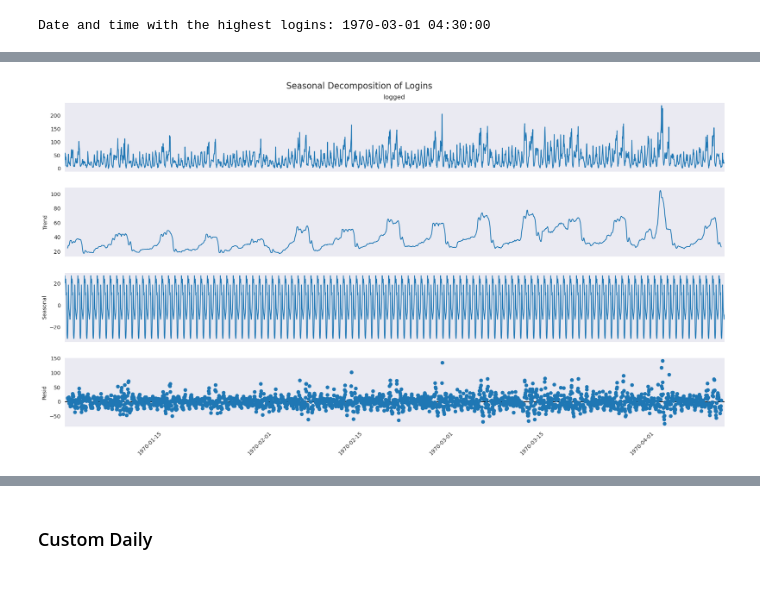
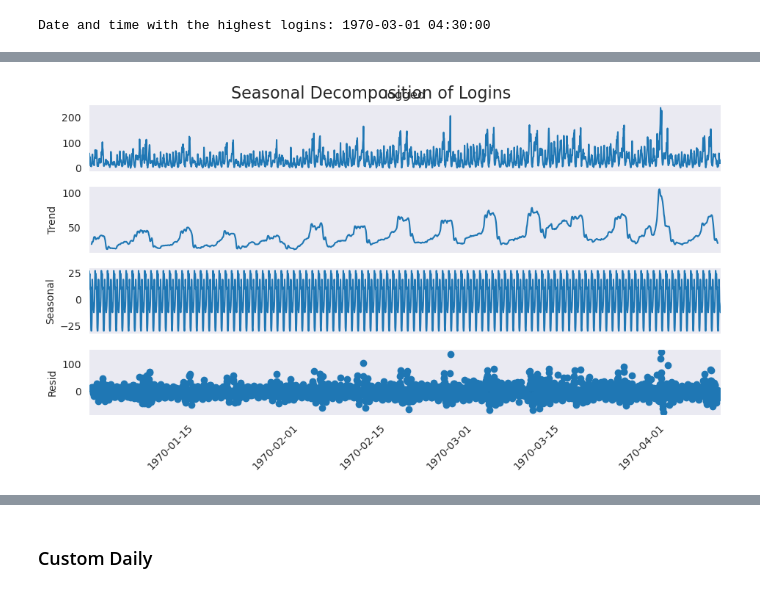
Before and after one commit to ds-edu/ds-eda-ultimate-tech, a Jupyter notebook: logins.ipynb, the cells around one changed output, grey strips where cells are left out. Cells and saved outputs as stored; diff of their text form; code cells hidden in the pictures.

```diff
--- a/logins.ipynb
+++ b/logins.ipynb
@@ -229,14 +185,14 @@ Average logins per hour:  38.0
 # %%
 # Seasonal decomposition - Hourly logins
 
 # use period = 24 hours.
 decomposition = seasonal_decompose(logins_hourly['logged'], model='additive', period=24)
 fig = decomposition.plot()
-fig.set_size_inches(20, 10)
+fig.set_size_inches(10, 5)
 plt.suptitle('Seasonal Decomposition of Logins', fontsize=16)
 # plt.xlim(logins_hourly.index[4], logins_hourly.index[172])
 plt.xticks(rotation=45)
 plt.show()
 # %% [output]
-[figure, old version]
+[figure, new version]
 # %%
```
Also changed, not shown: parts of 41 cells of this notebook.
